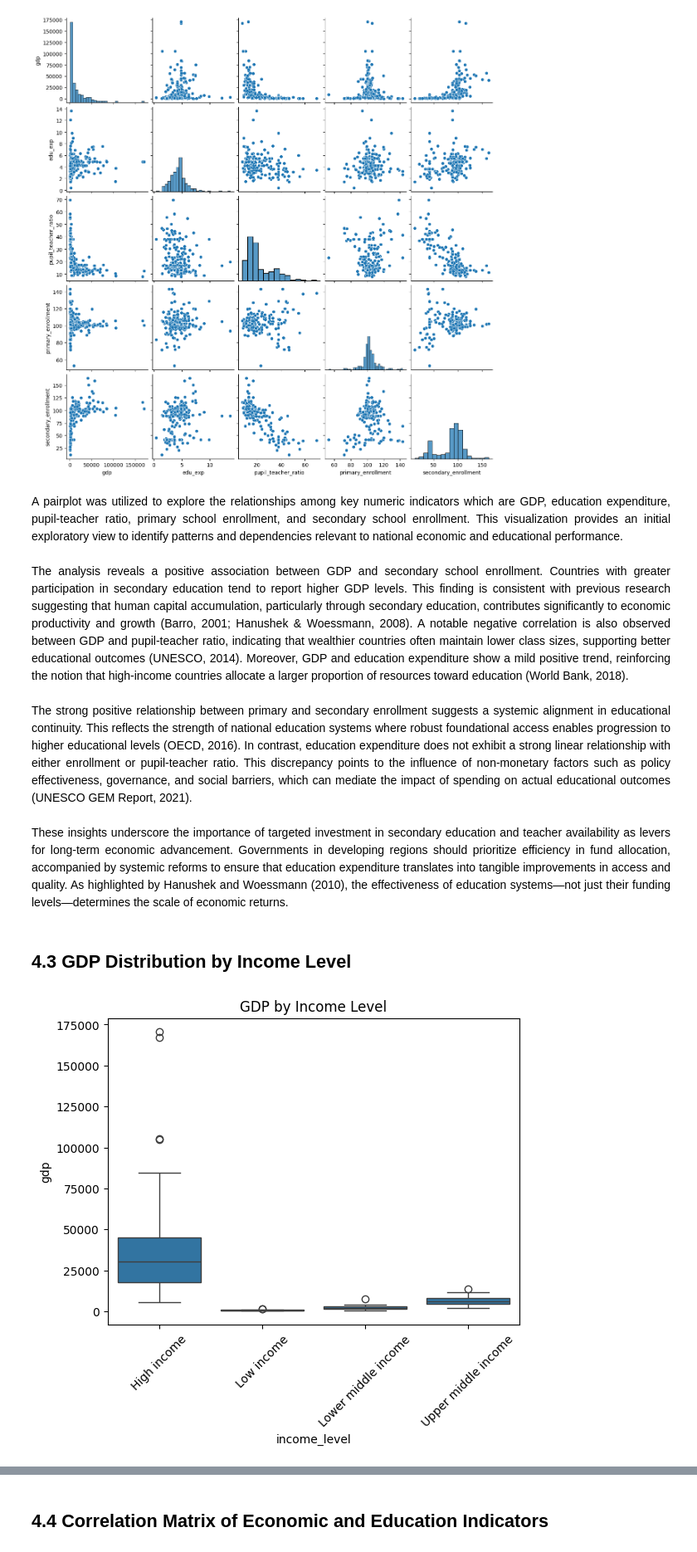
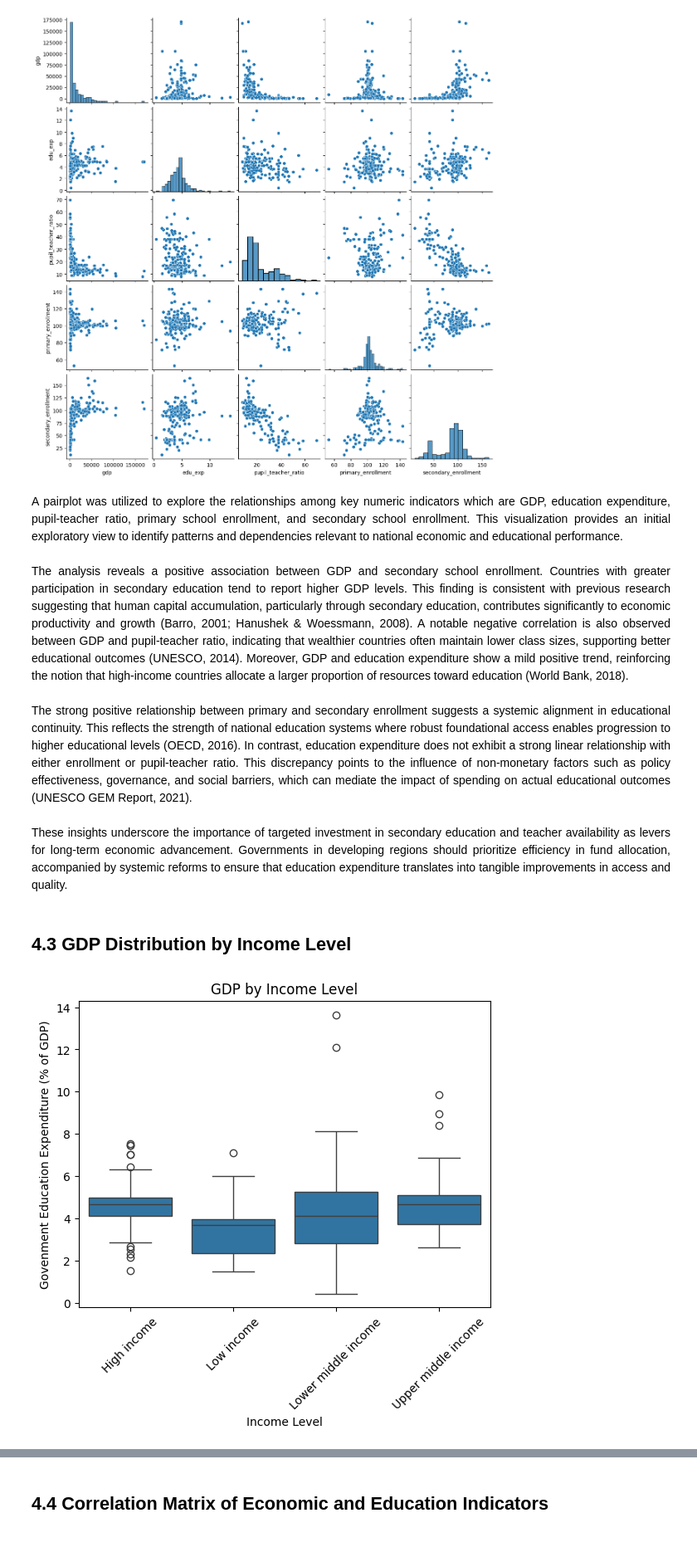
Before and after one commit to Hazim-HF/P152419_Project_1_Data_Management, a Jupyter notebook: P152419_Project_1_STQD6324.ipynb, the cells around one changed output, grey strips where cells are left out. Shown: that part at 83% size. Cells and saved outputs as stored; diff of their text form; code cells hidden in the pictures.

```diff
--- a/P152419_Project_1_STQD6324.ipynb
+++ b/P152419_Project_1_STQD6324.ipynb
@@ -407,14 +409,16 @@ sns.pairplot(cleaned_df[numeric_cols]);
 
 <div style='text-align:justify'> The strong positive relationship between primary and secondary enrollment suggests a systemic alignment in educational continuity. This reflects the strength of national education systems where robust foundational access enables progression to higher educational levels (OECD, 2016). In contrast, education expenditure does not exhibit a strong linear relationship with either enrollment or pupil-teacher ratio. This discrepancy points to the influence of non-monetary factors such as policy effectiveness, governance, and social barriers, which can mediate the impact of spending on actual educational outcomes (UNESCO GEM Report, 2021). </div><br>
 
-<div style='text-align:justify'> These insights underscore the importance of targeted investment in secondary education and teacher availability as levers for long-term economic advancement. Governments in developing regions should prioritize efficiency in fund allocation, accompanied by systemic reforms to ensure that education expenditure translates into tangible improvements in access and quality. As highlighted by Hanushek and Woessmann (2010), the effectiveness of education systems—not just their funding levels—determines the scale of economic returns. </div>
+<div style='text-align:justify'> These insights underscore the importance of targeted investment in secondary education and teacher availability as levers for long-term economic advancement. Governments in developing regions should prioritize efficiency in fund allocation, accompanied by systemic reforms to ensure that education expenditure translates into tangible improvements in access and quality. </div>
 # %% [markdown]
 <h2 style='font-weight:bold'> 4.3 GDP Distribution by Income Level </h2>
 # %%
 # plot a boxplot of GDP by income level
-sns.boxplot(data=cleaned_df, x='income_level', y='gdp')
+sns.boxplot(data=cleaned_df, x='income_level', y='edu_exp')
 plt.title('GDP by Income Level')
-plt.xticks(rotation=45);
+plt.xticks(rotation=45)
+plt.xlabel('Income Level')
+plt.ylabel('Govenment Education Expenditure (% of GDP)');
 # %% [output]
-[figure, old version]
+[figure, new version]
 # %% [markdown]
```
Also changed, not shown: parts of 8 cells of this notebook.
